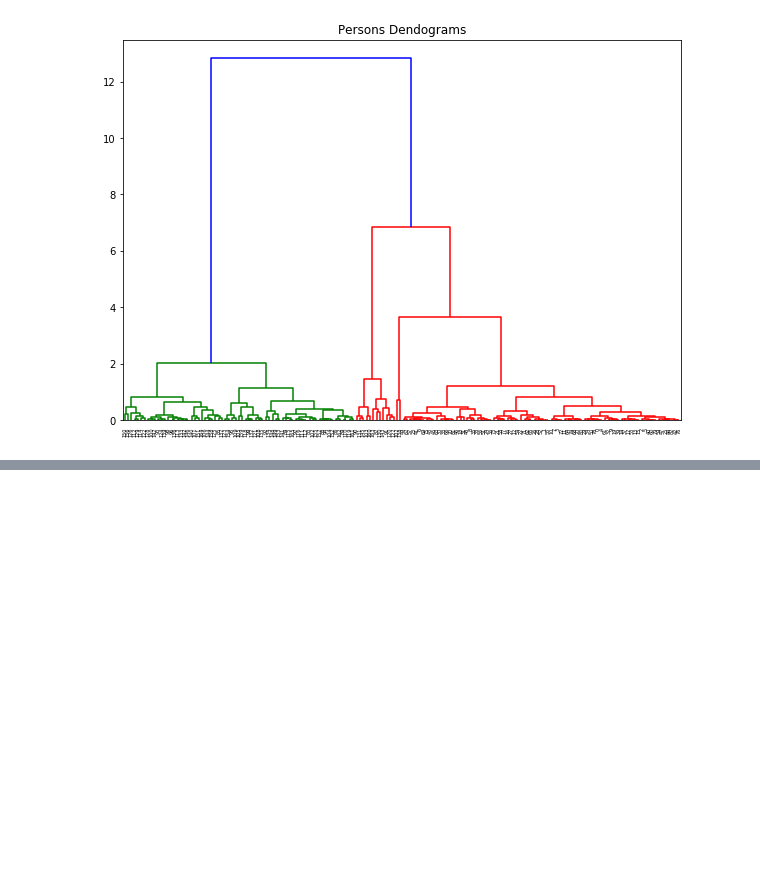
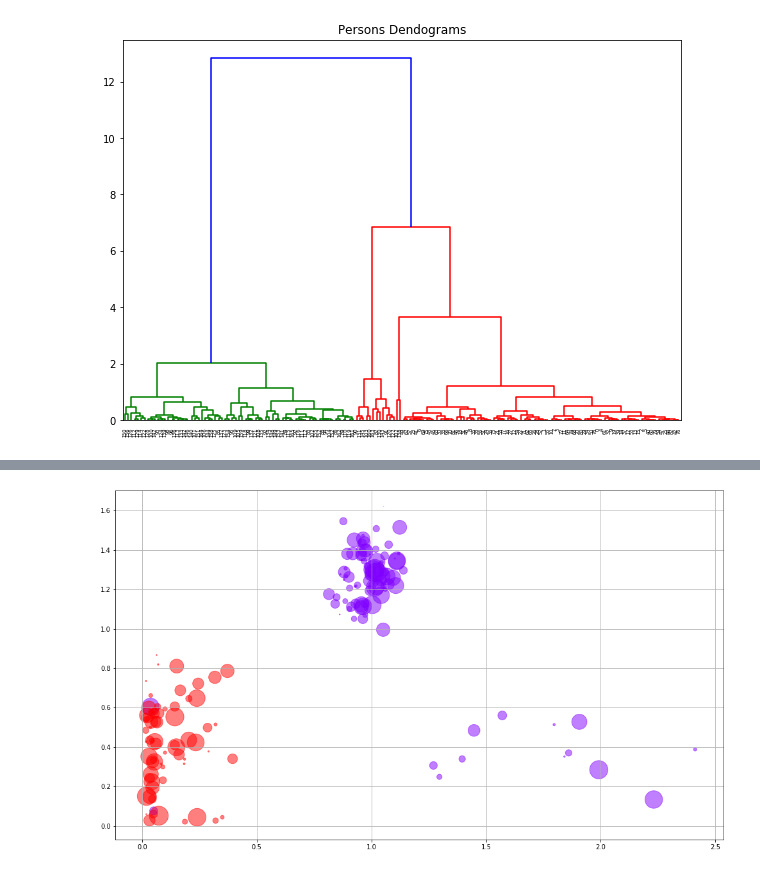
Before and after one commit to georgesimos/PersonCharacteristics, a Jupyter notebook: Person Characteristics .ipynb, the cells around one changed output, grey strips where cells are left out. Saved outputs shown, nothing was run; the diff lists cells and outputs as text; code cells hidden in the pictures; blank space fills up the shorter version.

```diff
--- a/Person Characteristics .ipynb
+++ b/Person Characteristics .ipynb
@@ -56 +57,18 @@ plt.axhline(y=2, color='r', linestyle='--')
+# %%
+def showPlot():
+    N = 83
+    plt.figure(figsize=(17,10))
+    plt.grid(True)
+    plt.scatter(data[:,1], data[:,2], s=(30 * np.random.rand(N))**2, c=cluster.labels_, cmap='rainbow',alpha=0.5)
+    plt.show()
+# %%
+cluster = AgglomerativeClustering(n_clusters=2, affinity='euclidean', linkage='ward')
+cluster.fit_predict(data)
+
+showPlot()
+# plt.figure(figsize=(10, 7))
+# plt.axis([0,1.1,0,2])
+# plt.scatter(data[:,0], data[:,1],  c=cluster.labels_, cmap='rainbow')
+# %% [output]
+[figure, added]
 # %%
```
Also changed, not shown: parts of 7 cells of this notebook, 1 other file.
